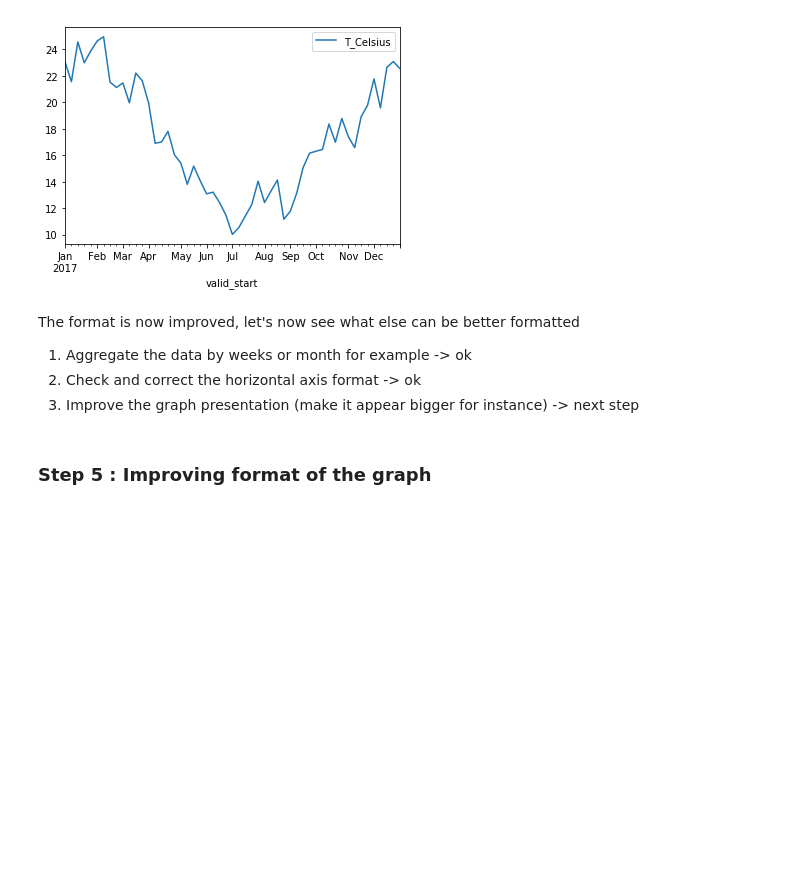
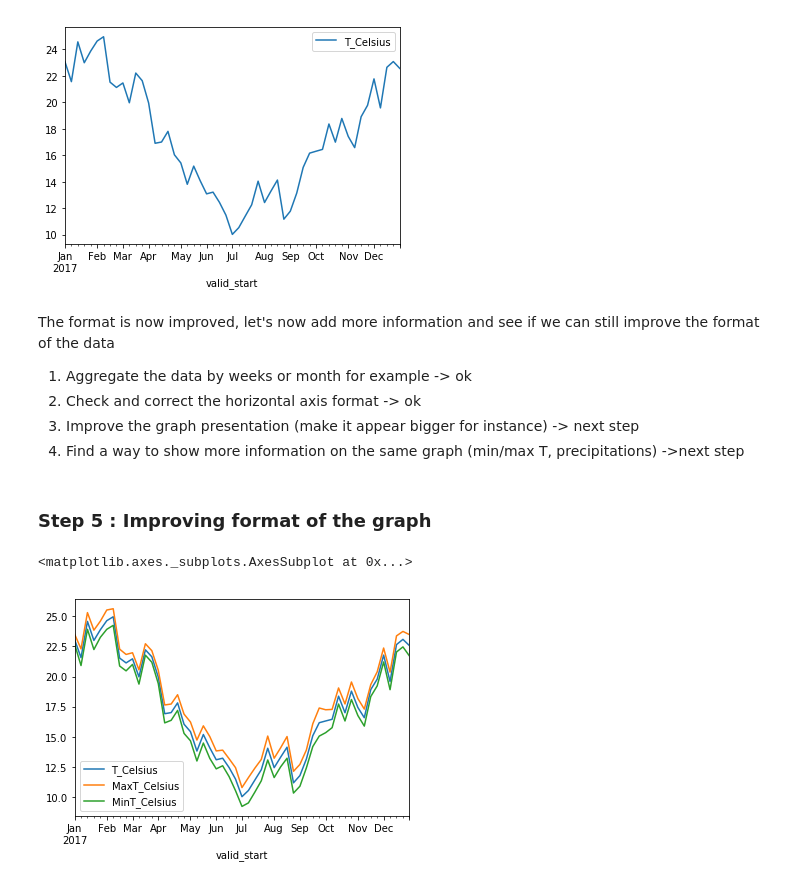
Before and after one commit to GuillaumeRouja/2019-Python-Data-Visualization, a Jupyter notebook: GR_BoM_displaying.ipynb, the cells around one changed output. Saved outputs shown, nothing was run; the diff lists cells and outputs as text; code cells hidden in the pictures; blank space fills up the shorter version.

Commit message:
Added: - ploting method using matplotlib.pyplot as plt - Min and Max Temp data - graph and axis titles

```diff
--- a/GR_BoM_displaying.ipynb
+++ b/GR_BoM_displaying.ipynb
@@ -84,10 +84,19 @@ df2_T.plot()
 <matplotlib.axes._subplots.AxesSubplot at 0x...>
 [figure]
 # %% [markdown]
-The format is now improved, let's now see what else can be better formatted
+The format is now improved, let's now add more information and see if we can still improve the format of the data
 
 1. Aggregate the data by weeks or month for example -> ok
 2. Check and correct the horizontal axis format -> ok
 3. Improve the graph presentation (make it appear bigger for instance) -> next step
+4. Find a way to show more information on the same graph (min/max T, precipitations) ->next step
 # %% [markdown]
 ### Step 5 : Improving format of the graph ###
+# %%
+#Let's try to add Min & Max T data and plot the result
+
+df2_TMinMax=df2[['T_Celsius','MaxT_Celsius','MinT_Celsius']]
+df2_TMinMax.plot()
+# %% [output]
+<matplotlib.axes._subplots.AxesSubplot at 0x...>
+[figure, added]
```
Also changed, not shown: parts of 3 cells of this notebook.
